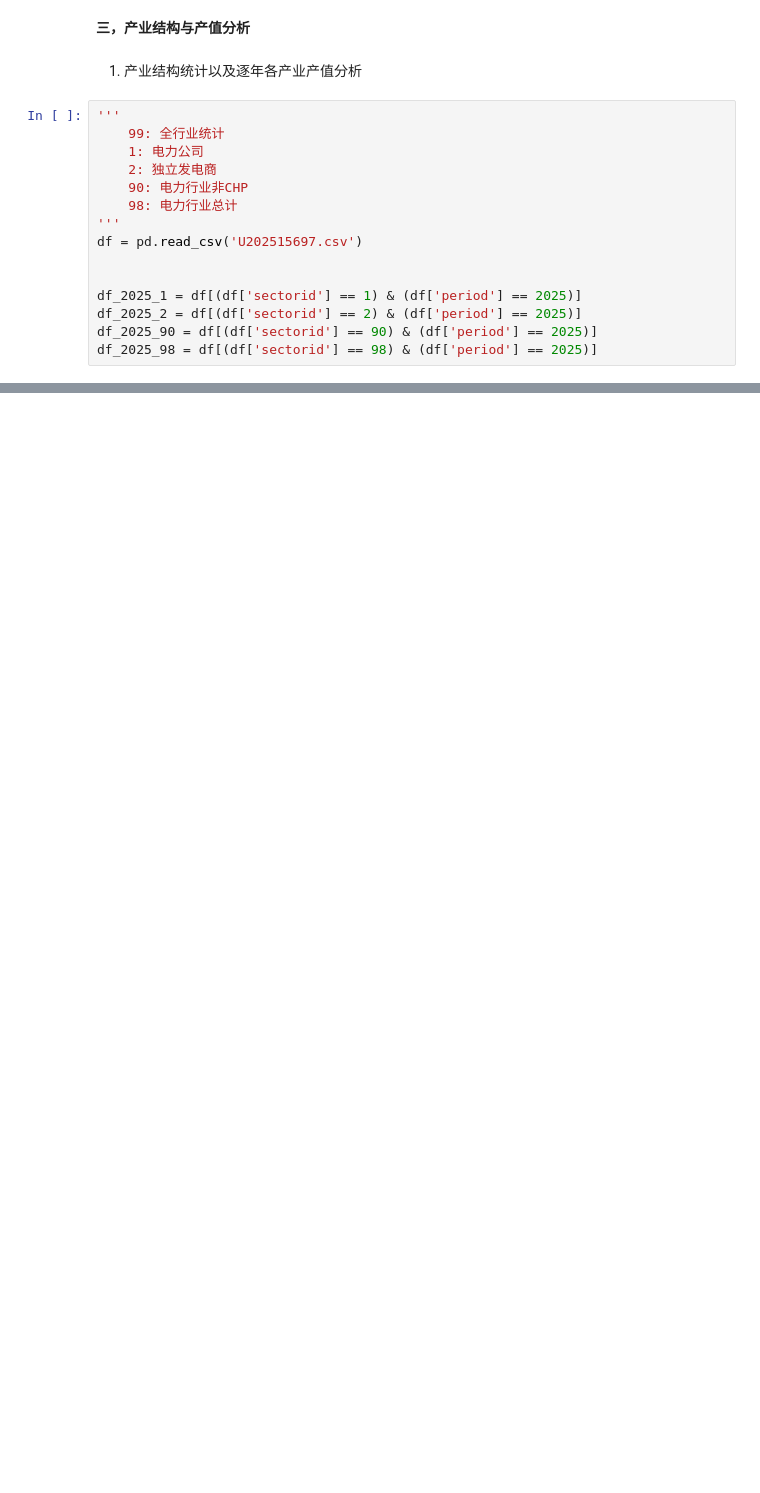
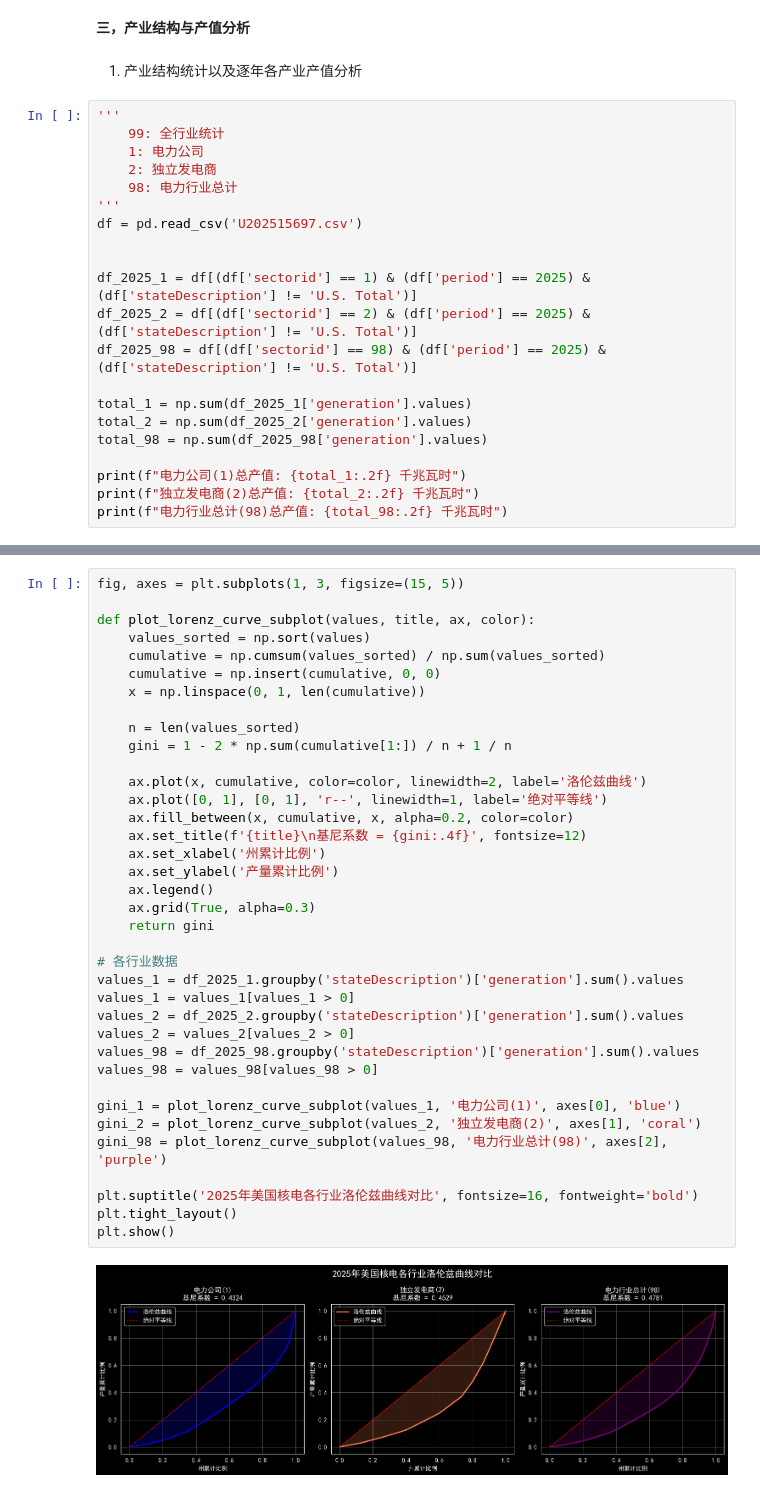
Before and after one commit to panbohuan/HUSTpython, a Jupyter notebook: eia_nuclear.ipynb, the cells around one changed output, grey strips where cells are left out. Drawn from its saved outputs; the diff is of its cells as text; blank space fills up the shorter version.

```diff
--- a/eia_nuclear.ipynb
+++ b/eia_nuclear.ipynb
@@ -246,13 +203,19 @@ plt.show()
     99: 全行业统计
     1: 电力公司
     2: 独立发电商
-    90: 电力行业非CHP
     98: 电力行业总计
 '''
 df = pd.read_csv('U202515697.csv')
 
 
-df_2025_1 = df[(df['sectorid'] == 1) & (df['period'] == 2025)]
-df_2025_2 = df[(df['sectorid'] == 2) & (df['period'] == 2025)]
-df_2025_90 = df[(df['sectorid'] == 90) & (df['period'] == 2025)]
-df_2025_98 = df[(df['sectorid'] == 98) & (df['period'] == 2025)]
+df_2025_1 = df[(df['sectorid'] == 1) & (df['period'] == 2025) & (df['stateDescription'] != 'U.S. Total')]
+df_2025_2 = df[(df['sectorid'] == 2) & (df['period'] == 2025) & (df['stateDescription'] != 'U.S. Total')]
+df_2025_98 = df[(df['sectorid'] == 98) & (df['period'] == 2025) & (df['stateDescription'] != 'U.S. Total')]
+
+total_1 = np.sum(df_2025_1['generation'].values)
+total_2 = np.sum(df_2025_2['generation'].values)
+total_98 = np.sum(df_2025_98['generation'].values)
+
+print(f"电力公司(1)总产值: {total_1:.2f} 千兆瓦时")
+print(f"独立发电商(2)总产值: {total_2:.2f} 千兆瓦时")
+print(f"电力行业总计(98)总产值: {total_98:.2f} 千兆瓦时")
@@ -258,0 +229,39 @@ df_2025_98 = df[(df['sectorid'] == 98) & (df['period'] == 2025)]
+# %%
+fig, axes = plt.subplots(1, 3, figsize=(15, 5))
+
+def plot_lorenz_curve_subplot(values, title, ax, color):
+    values_sorted = np.sort(values)
+    cumulative = np.cumsum(values_sorted) / np.sum(values_sorted)
+    cumulative = np.insert(cumulative, 0, 0)
+    x = np.linspace(0, 1, len(cumulative))
+
+    n = len(values_sorted)
+    gini = 1 - 2 * np.sum(cumulative[1:]) / n + 1 / n
+
+    ax.plot(x, cumulative, color=color, linewidth=2, label='洛伦兹曲线')
+    ax.plot([0, 1], [0, 1], 'r--', linewidth=1, label='绝对平等线')
+    ax.fill_between(x, cumulative, x, alpha=0.2, color=color)
+    ax.set_title(f'{title}\n基尼系数 = {gini:.4f}', fontsize=12)
+    ax.set_xlabel('州累计比例')
+    ax.set_ylabel('产量累计比例')
+    ax.legend()
+    ax.grid(True, alpha=0.3)
+    return gini
+
+# 各行业数据
+values_1 = df_2025_1.groupby('stateDescription')['generation'].sum().values
+values_1 = values_1[values_1 > 0]
+values_2 = df_2025_2.groupby('stateDescription')['generation'].sum().values
+values_2 = values_2[values_2 > 0]
+values_98 = df_2025_98.groupby('stateDescription')['generation'].sum().values
+values_98 = values_98[values_98 > 0]
+
+gini_1 = plot_lorenz_curve_subplot(values_1, '电力公司(1)', axes[0], 'blue')
+gini_2 = plot_lorenz_curve_subplot(values_2, '独立发电商(2)', axes[1], 'coral')
+gini_98 = plot_lorenz_curve_subplot(values_98, '电力行业总计(98)', axes[2], 'purple')
+
+plt.suptitle('2025年美国核电各行业洛伦兹曲线对比', fontsize=16, fontweight='bold')
+plt.tight_layout()
+plt.show()
+# %% [output]
+[figure, added]
```
Also changed, not shown: parts of 8 cells of this notebook.
